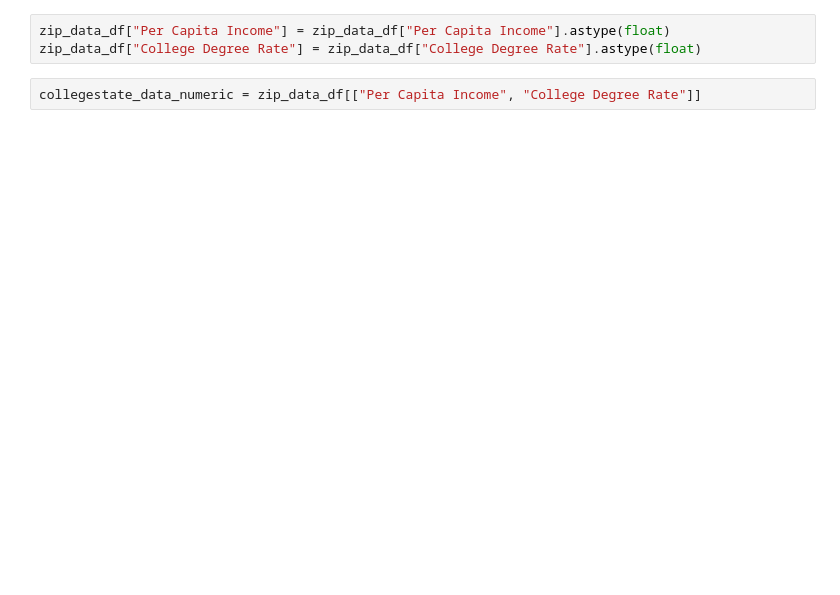
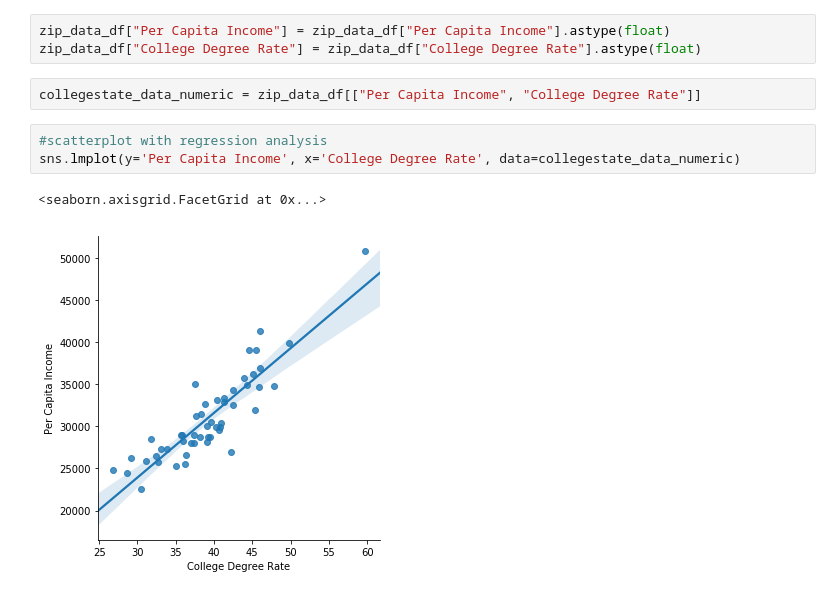
Before and after one commit to trigus00/Project_1, a Jupyter notebook: FinalLizData.ipynb, the cells around one changed output. Saved outputs shown, nothing was run; the diff lists cells and outputs as text; blank space fills up the shorter version.

```diff
--- a/FinalLizData.ipynb
+++ b/FinalLizData.ipynb
@@ -135,6 +135,12 @@ zip_data_df["Per Capita Income"] = zip_data_df["Per Capita Income"].astype(float
 zip_data_df["College Degree Rate"] = zip_data_df["College Degree Rate"].astype(float)
 # %%
 collegestate_data_numeric = zip_data_df[["Per Capita Income", "College Degree Rate"]]
+# %%
+#scatterplot with regression analysis
+sns.lmplot(y='Per Capita Income', x='College Degree Rate', data=collegestate_data_numeric)
+# %% [output]
+<seaborn.axisgrid.FacetGrid at 0x...>
+[figure, added]
 # %%
 # use linear regression to fit percapita income and college degree
 (slope, intercept, r_value, _, _) = linregress(collegestate_data_numeric["Per Capita Income"], collegestate_data_numeric["College Degree Rate"])
```
Also changed, not shown: parts of 9 cells of this notebook, 5 other files.
